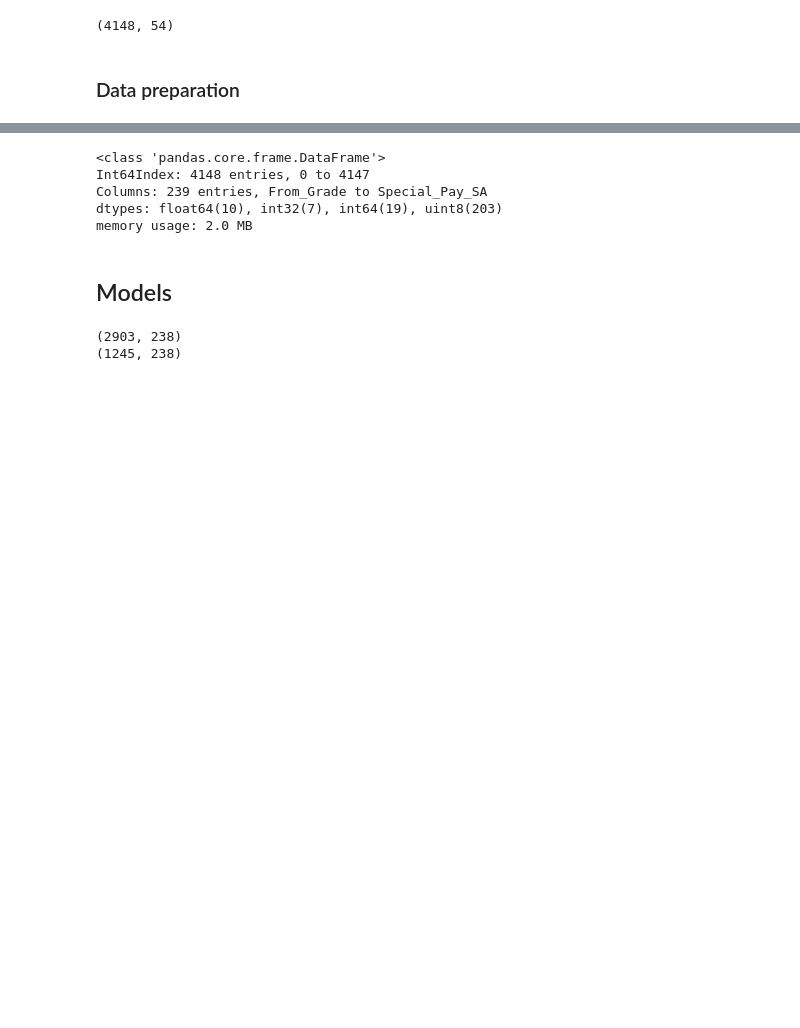
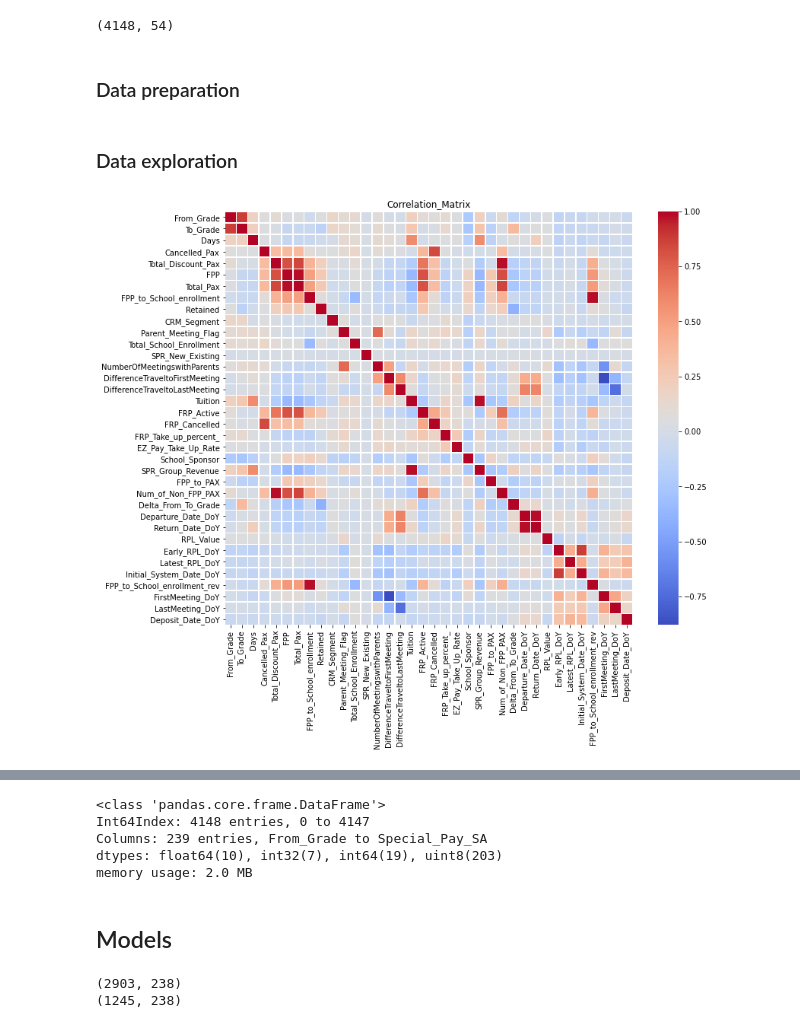
Before and after one commit to NRSGroup1/Project_Work, a Jupyter notebook: Clean.ipynb, the cells around one changed output, grey strips where cells are left out. Drawn from its saved outputs; the diff is of its cells as text; code cells hidden in the pictures; blank space fills up the shorter version.

```diff
--- a/Clean.ipynb
+++ b/Clean.ipynb
@@ -264,0 +264,2 @@ df = dummification(df)
+# %% [markdown]
+### Data exploration
@@ -264,0 +268,15 @@ df = dummification(df)
+# %%
+Numerical = df.select_dtypes(include=np.number).columns.tolist()
+data_to_heatmap = df[Numerical]
+
+
+import matplotlib.pyplot as plt
+import seaborn as sns
+%matplotlib inline
+
+
+plt.figure(figsize = (12,10))
+sns.heatmap(data=data_to_heatmap.corr().round(2), cmap='coolwarm', linewidths=.5, annot=False, annot_kws={"size":10}).set_title('Correlation_Matrix')
+plt.show()
+# %% [output]
+[figure, added]
```
Also changed, not shown: parts of 20 cells of this notebook.
